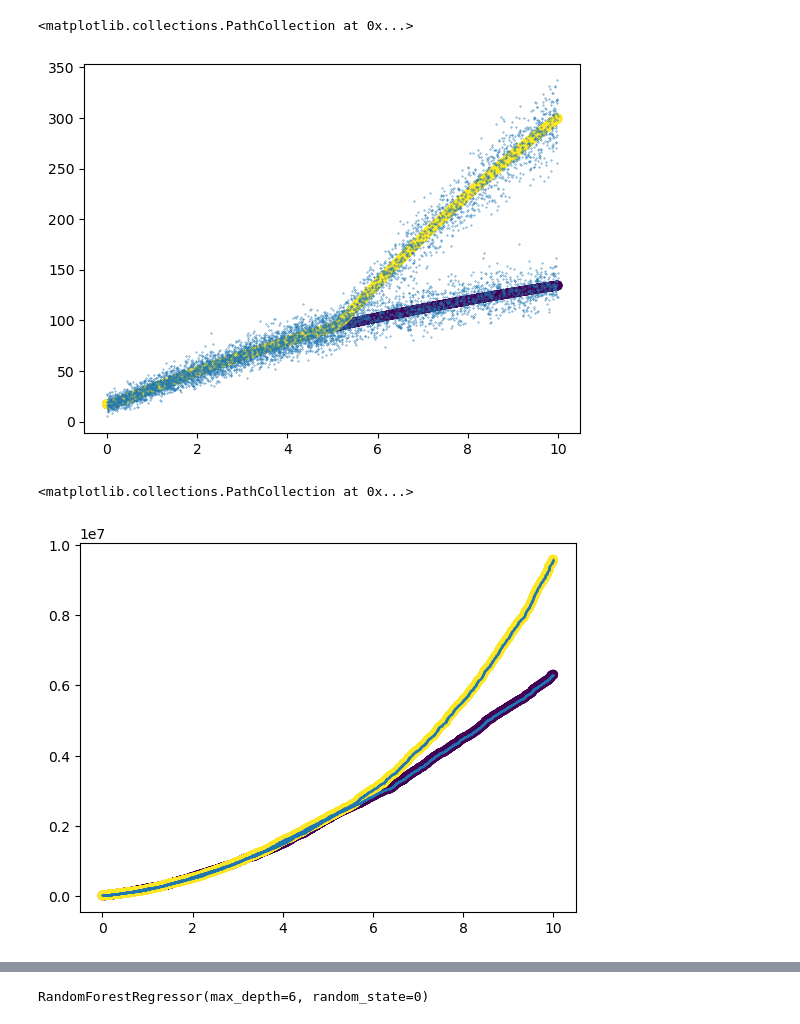
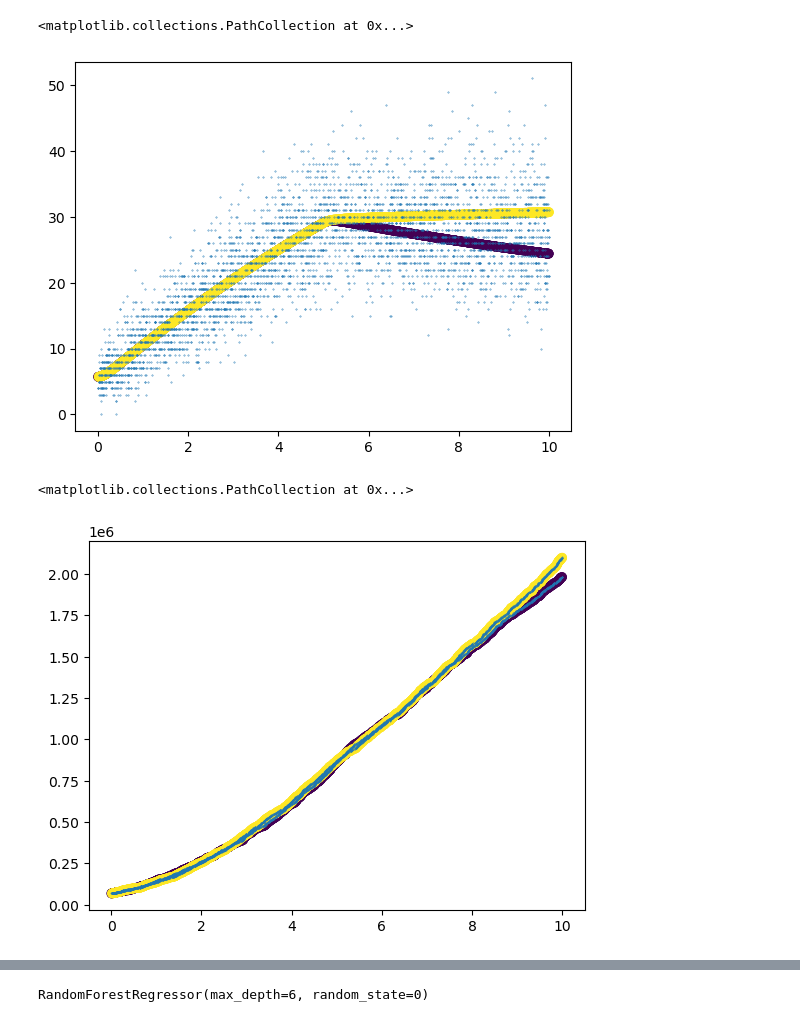
Before and after one commit to reliscu/chronocell_simulations, a Jupyter notebook: simulate_data.ipynb, the cells around one changed output, grey strips where cells are left out. Cells and saved outputs as stored; diff of their text form; code cells hidden in the pictures.

```diff
--- a/simulate_data.ipynb
+++ b/simulate_data.ipynb
@@ -49,8 +49,8 @@ deg_rate_sd = 1.5
 # %%
 # Simulate data
 
-n = 3000 # No. cells per lineage
-p = 1000 # No. genes
+n = 2000 # No. cells per lineage
+p = 500 # No. genes
 topo = np.array([[0, 1, 2], [0, 1, 3]])
 tau = (0, 5, 10)
 
@@ -61,16 +77,16 @@ P_observed, P = simulate_protein_from_RNA(Y_observed, topo, true_t, true_l, phi,
 # %%
-idx = 45
+idx = 33
 plt.scatter(true_t, Y[:, idx, 1], c=true_l)
 plt.scatter(true_t, Y_observed[:, idx, 1], s=.1)
 # %% [output]
 <matplotlib.collections.PathCollection at 0x...>
-[figure, old version]
+[figure, new version]
 # %%
-plt.scatter(true_t, P[:, idx], c=true_l)
-plt.scatter(true_t, P_observed[:, idx], s=.1)
+plt.scatter(true_t, P[:,idx], c=true_l)
+plt.scatter(true_t, P_observed[:,idx], s=.1)
 # %% [output]
 <matplotlib.collections.PathCollection at 0x...>
-[figure, old version]
+[figure, new version]
 # %%
 l = 0
 theta_l = np.concatenate((theta[:,topo[l]], theta[:,-2:]), axis=1)
```
Also changed, not shown: parts of 8 cells of this notebook, 1 other file.
